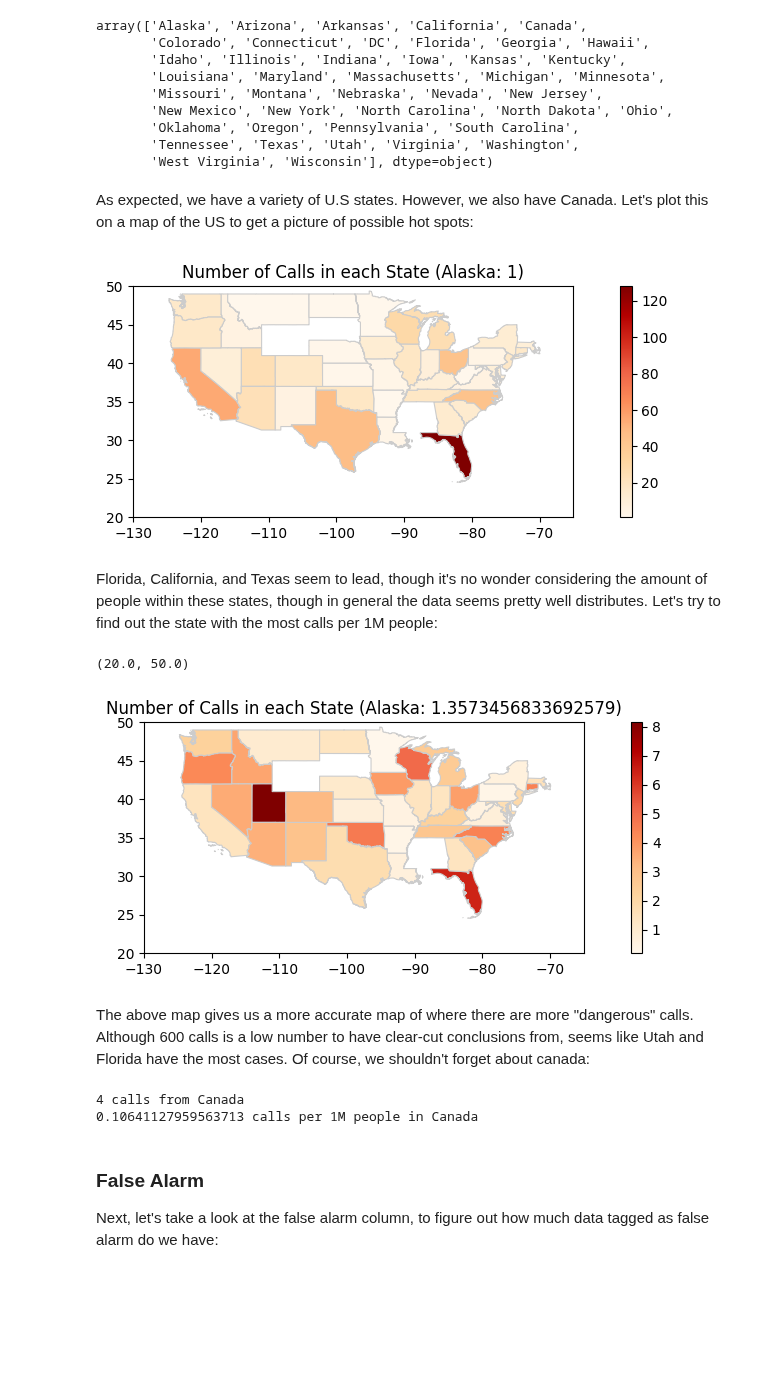
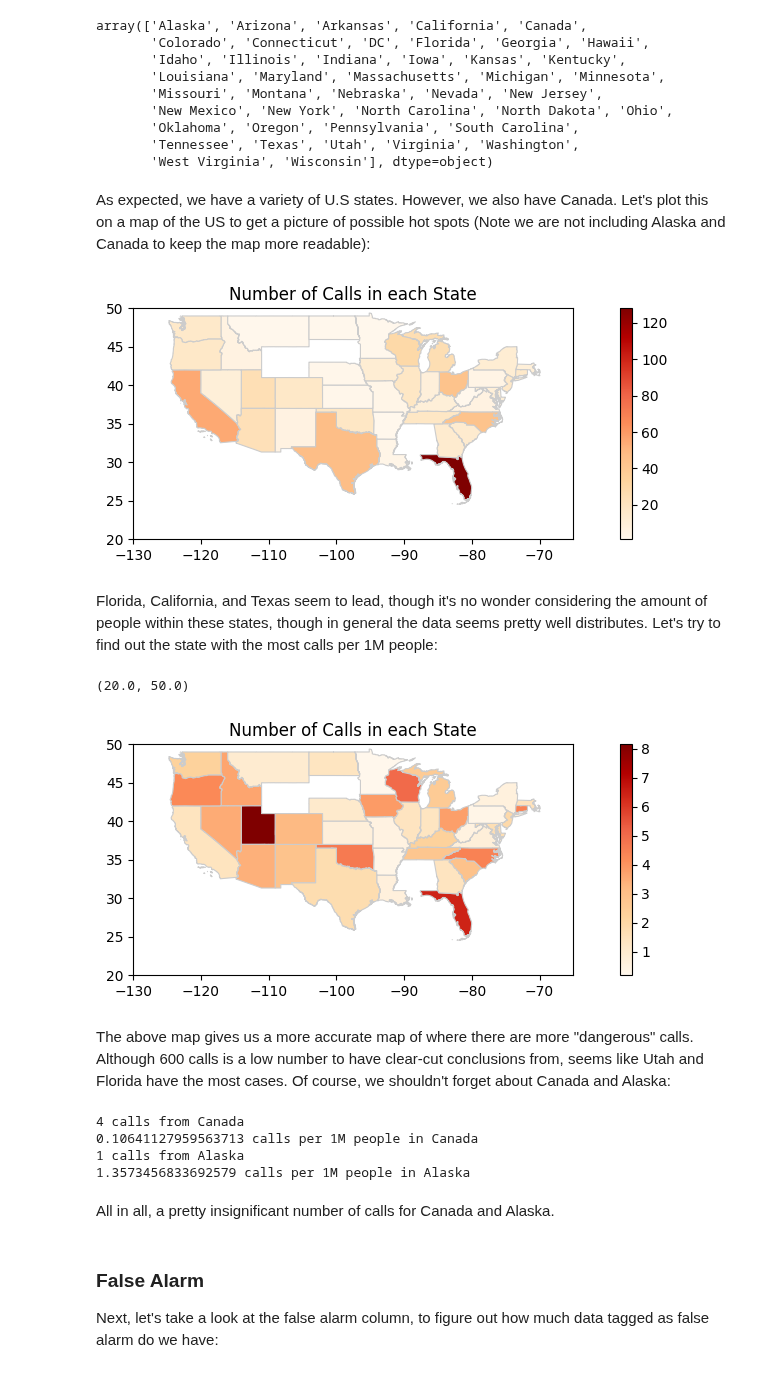
Before and after one commit to ramwtz/data-science-project, a Jupyter notebook: main.ipynb, the cells around one changed output. Saved outputs shown, nothing was run; the diff lists cells and outputs as text; code cells hidden in the pictures; blank space fills up the shorter version.

```diff
--- a/main.ipynb
+++ b/main.ipynb
@@ -196,7 +194,7 @@ array(['Alaska', 'Arizona', 'Arkansas', 'California', 'Canada',
        'West Virginia', 'Wisconsin'], dtype=object)
 # %% [markdown]
 As expected, we have a variety of U.S states. However, we also have Canada.
-Let's plot this on a map of the US to get a picture of possible hot spots:
+Let's plot this on a map of the US to get a picture of possible hot spots (Note we are not including Alaska and Canada to keep the map more readable):
 # %%
 # Let's break it down by state
 state_counts = df['state'].value_counts().reset_index()
@@ -205,37 +203,45 @@ us_states = gpd.read_file('cb_2018_us_state_500k.shp')
 us_states = us_states.merge(state_counts, left_on='NAME', right_on='state', how='left')
 fig, ax = plt.subplots(1, 1, figsize=(12, 3))
 us_states.plot(column='count', cmap='OrRd', linewidth=0.8, ax=ax, edgecolor='0.8', legend=True)
-ax.set_title(f"Number of Calls in each State (Alaska: {state_counts[state_counts['state'] == 'Alaska']['count'].values[0]})")
+ax.set_title(f"Number of Calls in each State")
 ax.set_xlim(-130,-65)
 ax.set_ylim(20,50)
 plt.show()
 # %% [output]
-[figure, old version]
+[figure, new version]
 # %% [markdown]
 Florida, California, and Texas seem to lead, though it's no wonder considering the amount of people within these states, though in general the data seems pretty well distributes. Let's try to find out the state with the most calls per 1M people:
 # %%
 # load a dataset with the population of each state
 state_csv = pd.read_csv('https://gist.githubusercontent.com/bradoyler/0fd473541083cfa9ea6b5da57b08461c/raw/fa5f59ff1ce7ad9ff792e223b9ac05c564b7c0fe/us-state-populations.csv')
 us_states_with_pop = us_states.merge(state_csv, left_on='STUSPS', right_on='code', how='left')
 fig, ax = plt.subplots(1, 1, figsize=(12, 3))
 us_states_with_pop['calls_per_1M'] = (us_states_with_pop['count'] / us_states_with_pop['pop_2014']) * 1000000
 us_states_with_pop.plot(column='calls_per_1M', cmap='OrRd', linewidth=0.8, ax=ax, edgecolor='0.8', legend=True)
-ax.set_title(f"Number of Calls in each State (Alaska: {us_states_with_pop[us_states_with_pop['NAME'] == 'Alaska']['calls_per_1M'].values[0]})")
+ax.set_title(f"Number of Calls in each State")
 ax.set_xlim(-130,-65)
 ax.set_ylim(20,50)
 # %% [output]
 (20.0, 50.0)
-[figure, old version]
+[figure, new version]
 # %% [markdown]
-The above map gives us a more accurate map of where there are more "dangerous" calls. Although 600 calls is a low number to have clear-cut conclusions from, seems like Utah and Florida have the most cases.
-Of course, we shouldn't forget about canada:
+The above map gives us a more accurate map of where there are more "dangerous" calls.
+Although 600 calls is a low number to have clear-cut conclusions from, seems like Utah and Florida have the most cases.
+Of course, we shouldn't forget about Canada and Alaska:
 # %%
 print(f"{len(df_clean[df_clean['state'] == 'Canada'])} calls from Canada")
 canada_population_millions = 37.59
 print(f"{len(df_clean[df_clean['state'] == 'Canada']) / canada_population_millions} calls per 1M people in Canada")
+
+print(f"{state_counts[state_counts['state'] == 'Alaska']['count'].values[0]} calls from Alaska")
+print(f"{us_states_with_pop[us_states_with_pop['NAME'] == 'Alaska']['calls_per_1M'].values[0]} calls per 1M people in Alaska")
 # %% [output]
 4 calls from Canada
 0.10641127959563713 calls per 1M people in Canada
+1 calls from Alaska
+1.3573456833692579 calls per 1M people in Alaska
+# %% [markdown]
+All in all, a pretty insignificant number of calls for Canada and Alaska.
 # %% [markdown]
 ### False Alarm
 Next, let's take a look at the false alarm column, to figure out how much data tagged as false alarm do we have:
```
Also changed, not shown: parts of 13 cells of this notebook.
